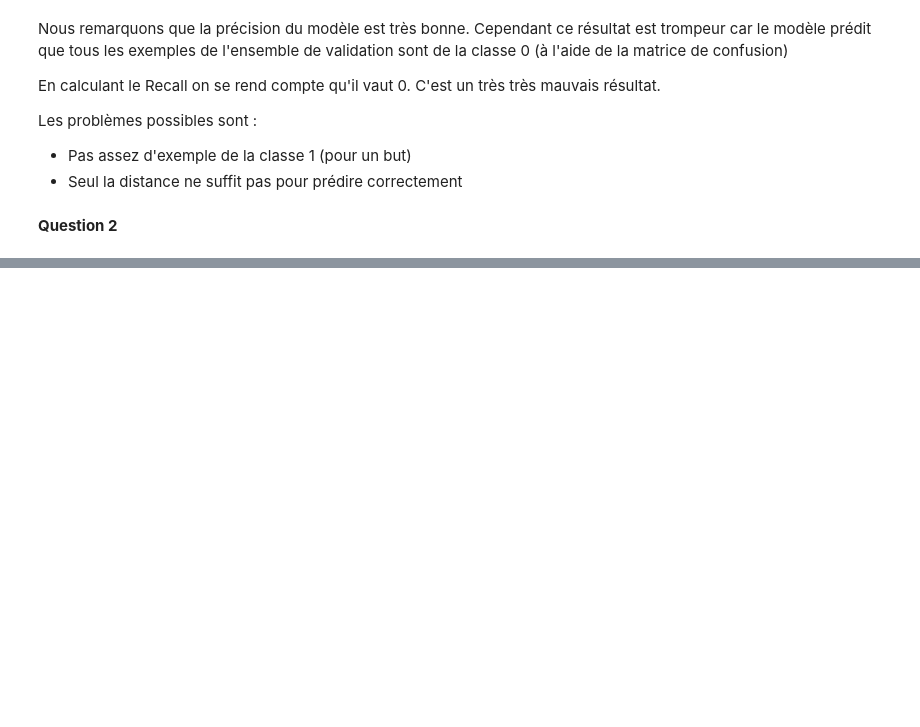
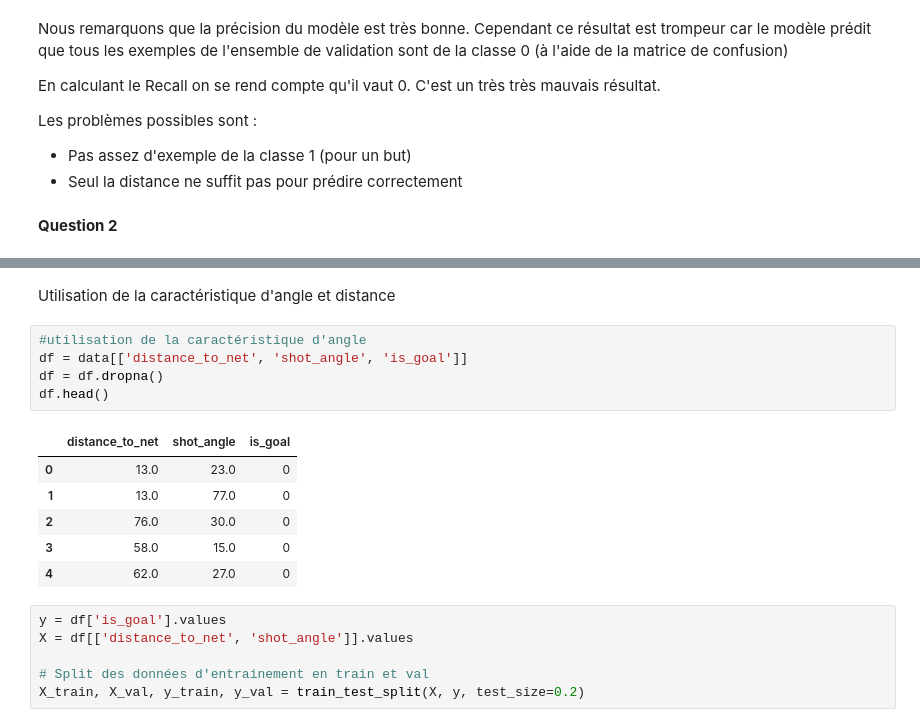
Before and after one commit to MkYacine/IFT6758-Projet, a Jupyter notebook: notebooks/modele_base.ipynb, the cells around one changed output, grey strips where cells are left out. Cells and saved outputs as stored; diff of their text form; blank space fills up the shorter version.

```diff
--- a/notebooks/modele_base.ipynb
+++ b/notebooks/modele_base.ipynb
@@ -188,0 +239,20 @@ plot_goal_rate(modele_base, X_val, y_val)
+# %% [markdown]
+Utilisation de la caractéristique d'angle et distance
+# %%
+#utilisation de la caractéristique d'angle
+df = data[['distance_to_net', 'shot_angle', 'is_goal']]
+df = df.dropna()
+df.head()
+# %% [output]
+|  | distance_to_net | shot_angle | is_goal |
+| 0 | 13.0 | 23.0 | 0 |
+| 1 | 13.0 | 77.0 | 0 |
+| 2 | 76.0 | 30.0 | 0 |
+| 3 | 58.0 | 15.0 | 0 |
+| 4 | 62.0 | 27.0 | 0 |
+# %%
+y = df['is_goal'].values
+X = df[['distance_to_net', 'shot_angle']].values
+
+# Split des données d'entrainement en train et val
+X_train, X_val, y_train, y_val = train_test_split(X, y, test_size=0.2)
```
Also changed, not shown: parts of 22 cells of this notebook.
